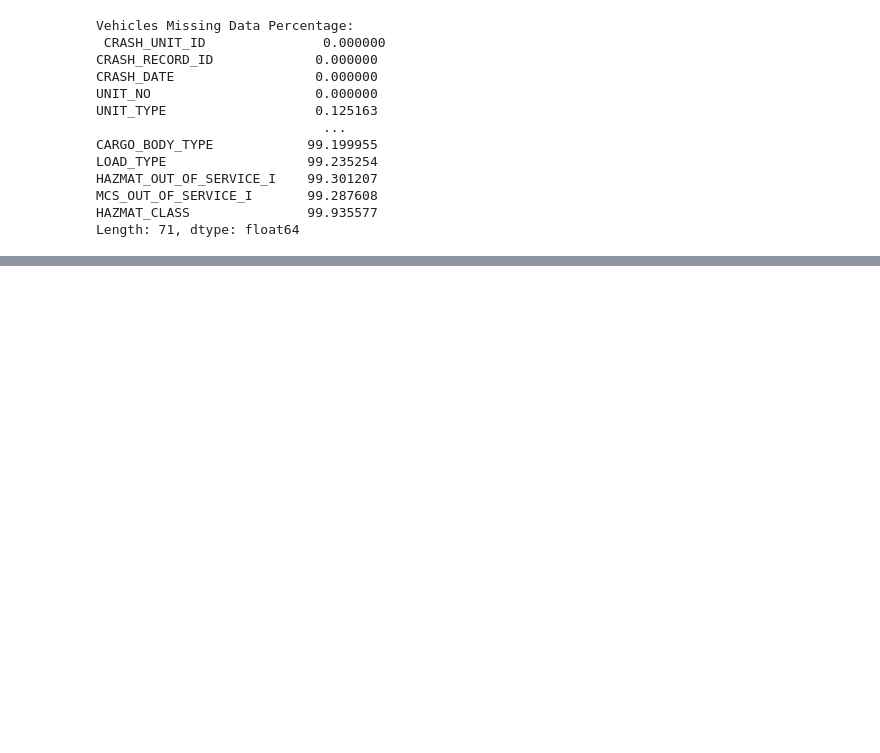
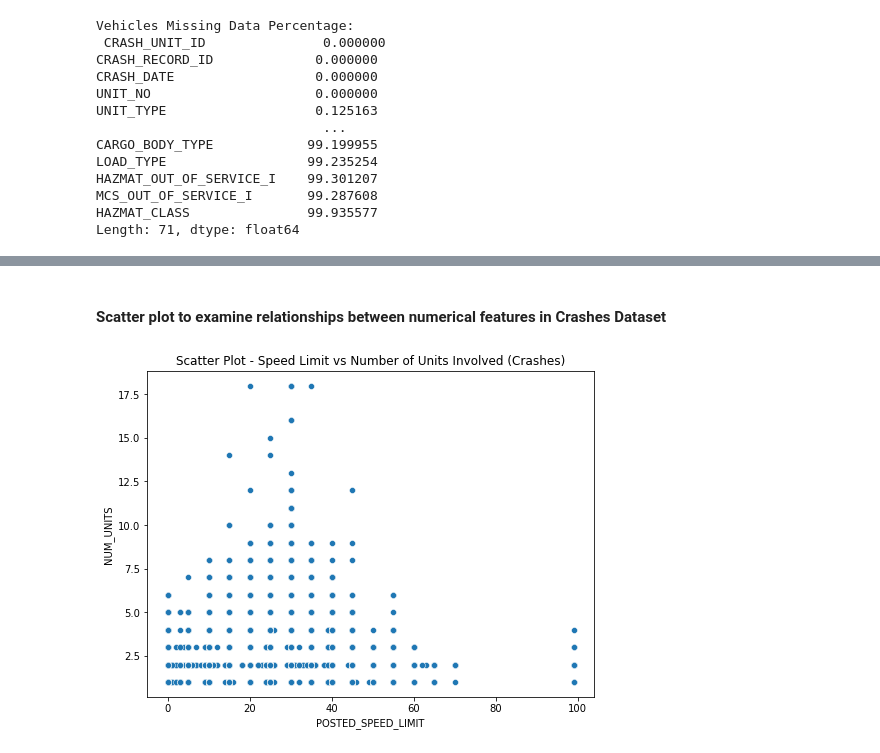
Before and after one commit to Data-Science-Moringa-School/Project-Ph3-Chicago-Car-Crashes-Prediction, a Jupyter notebook: notebooks/01_EDA.ipynb, the cells around one changed output, grey strips where cells are left out. Cells and saved outputs as stored; diff of their text form; code cells hidden in the pictures; blank space fills up the shorter version.

```diff
--- a/notebooks/01_EDA.ipynb
+++ b/notebooks/01_EDA.ipynb
@@ -350,0 +523,10 @@ Length: 71, dtype: float64
+# %% [markdown]
+#### Scatter plot to examine relationships between numerical features in Crashes Dataset
+# %%
+# Scatter plot to examine relationships between numerical features in Crashes Dataset
+plt.figure(figsize=(8, 6))
+sns.scatterplot(x='POSTED_SPEED_LIMIT', y='NUM_UNITS', data=crashes)
+plt.title('Scatter Plot - Speed Limit vs Number of Units Involved (Crashes)')
+plt.show()
+# %% [output]
+[figure, added]
```
Also changed, not shown: parts of 35 cells of this notebook, 1 other file.
